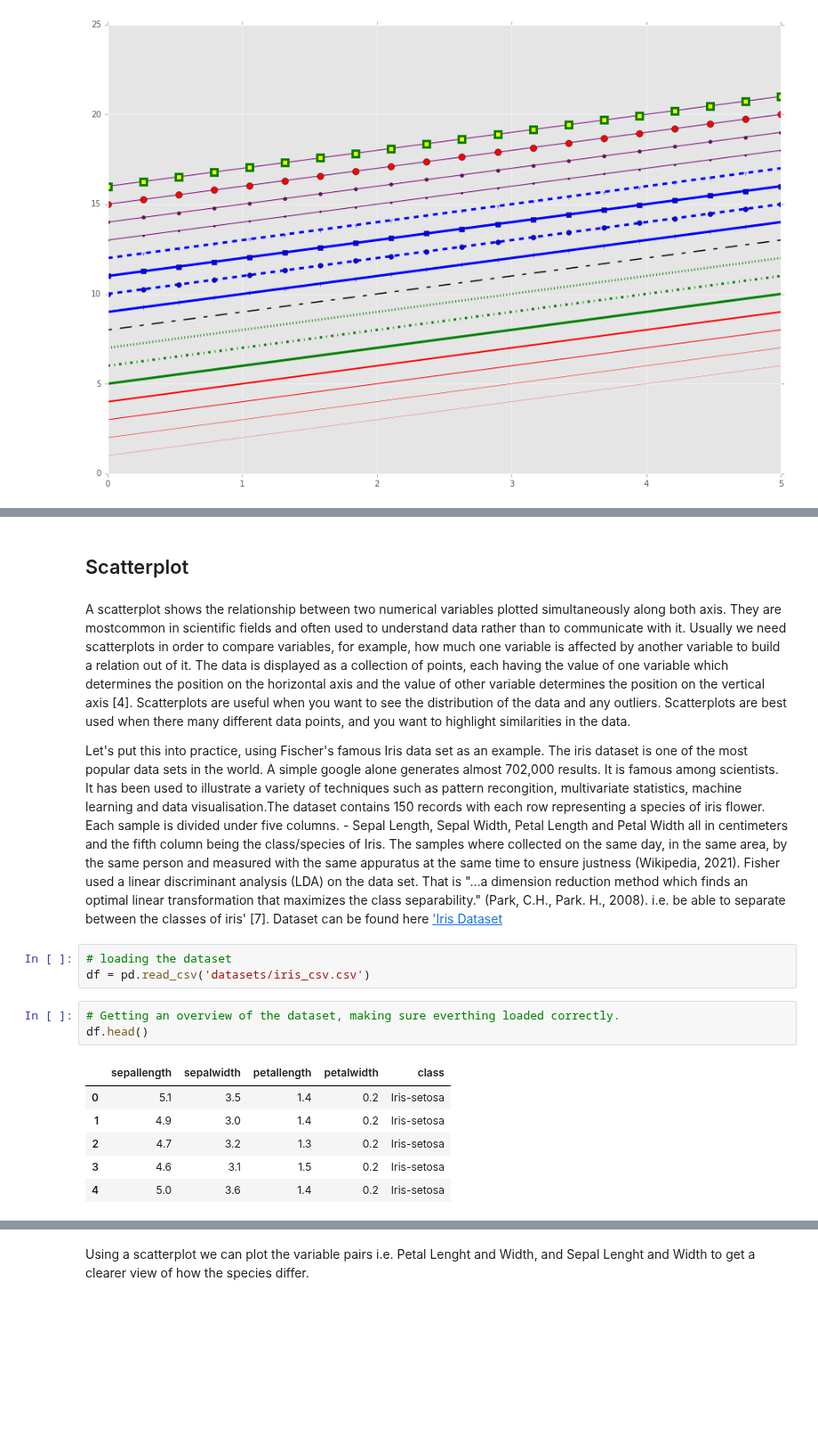
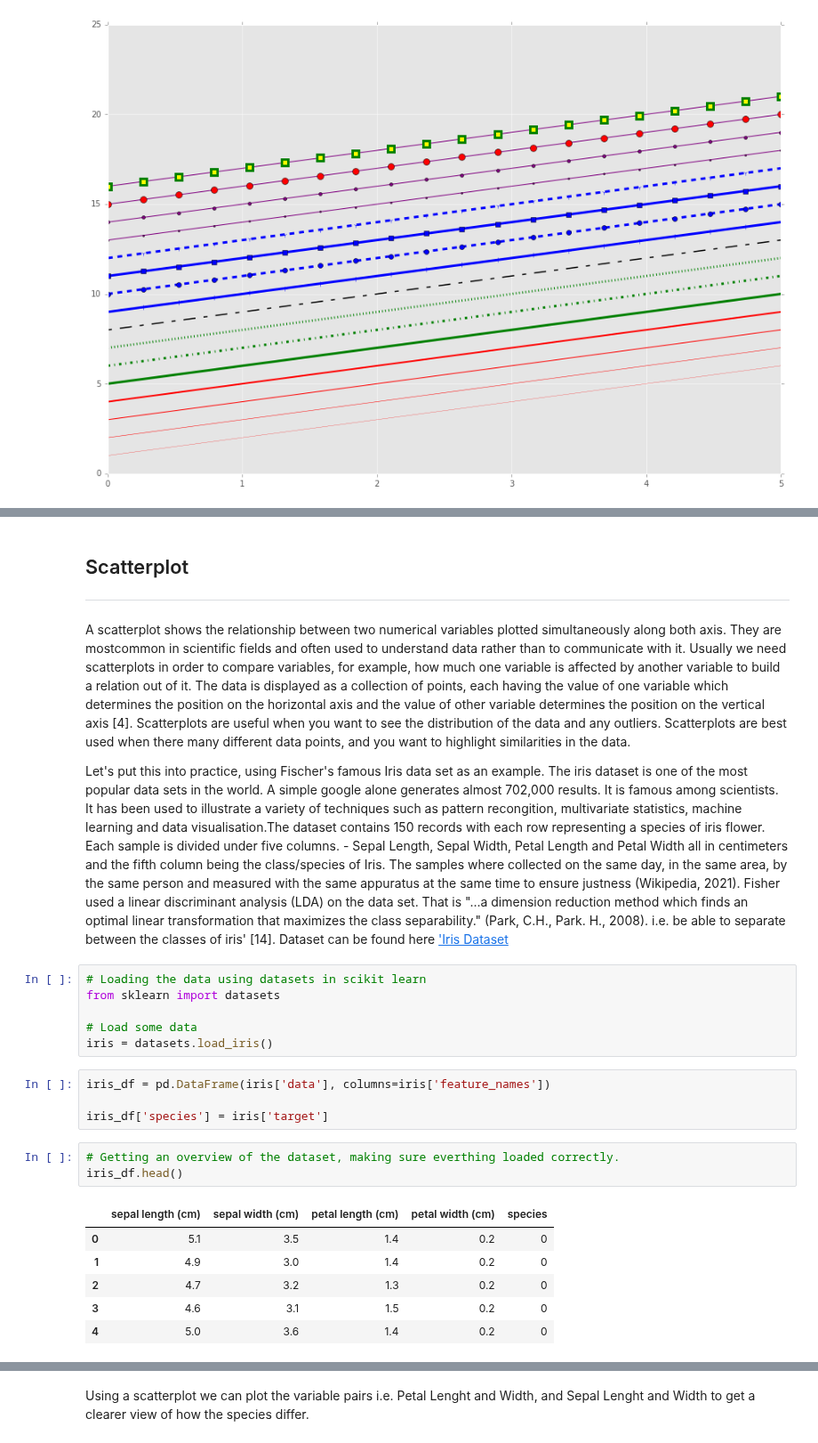
Before and after one commit to kmcd14/FofData-assessment, a Jupyter notebook: pyplot.ipynb, the cells around one changed output, grey strips where cells are left out. Shown at 89% size. Saved outputs shown, nothing was run; the diff lists cells and outputs as text; blank space fills up the shorter version.

Commit message:
scatterplot - eloborating on description, using scikit learn to load iris data instead of of using pandas

```diff
--- a/pyplot.ipynb
+++ b/pyplot.ipynb
@@ -463,22 +447,31 @@ for i in range(5):
 # %% [markdown]
 ## Scatterplot
+
+***
 # %% [markdown]
 A scatterplot shows the relationship between two numerical variables plotted simultaneously along both axis. They are mostcommon in scientific fields and often used to understand data rather than to communicate with it.
 Usually we need scatterplots in order to compare variables, for example, how much one variable is affected by another variable to build a relation out of it. The data is displayed as a collection of points, each having the value of one variable which determines the position on the horizontal axis and the value of other variable determines the position on the vertical axis [4]. Scatterplots are useful when you want to see the distribution of the data and any outliers. Scatterplots are best used when there many different data points, and you want to highlight similarities in the data.
 
-Let's put this into practice, using Fischer's famous Iris data set as an example. The iris dataset is one of the most popular data sets in the world. A simple google alone generates almost 702,000 results. It is famous among scientists. It has been used to illustrate a variety of techniques such as pattern recongition, multivariate statistics, machine learning and data visualisation.The dataset contains 150 records with each row representing a species of iris flower. Each sample is divided under five columns. - Sepal Length, Sepal Width, Petal Length and Petal Width all in centimeters and the fifth column being the class/species of Iris. The samples where collected on the same day, in the same area, by the same person and measured with the same appuratus at the same time to ensure justness (Wikipedia, 2021). Fisher used a linear discriminant analysis (LDA) on the data set. That is "...a dimension reduction method which finds an optimal linear transformation that maximizes the class separability." (Park, C.H., Park. H., 2008). i.e. be able to separate between the classes of iris' [7]. Dataset can be found here ['Iris Dataset](https://datahub.io/machine-learning/iris')
+Let's put this into practice, using Fischer's famous Iris data set as an example. The iris dataset is one of the most popular data sets in the world. A simple google alone generates almost 702,000 results. It is famous among scientists. It has been used to illustrate a variety of techniques such as pattern recongition, multivariate statistics, machine learning and data visualisation.The dataset contains 150 records with each row representing a species of iris flower. Each sample is divided under five columns. - Sepal Length, Sepal Width, Petal Length and Petal Width all in centimeters and the fifth column being the class/species of Iris. The samples where collected on the same day, in the same area, by the same person and measured with the same appuratus at the same time to ensure justness (Wikipedia, 2021). Fisher used a linear discriminant analysis (LDA) on the data set. That is "...a dimension reduction method which finds an optimal linear transformation that maximizes the class separability." (Park, C.H., Park. H., 2008). i.e. be able to separate between the classes of iris' [14]. Dataset can be found here ['Iris Dataset](https://datahub.io/machine-learning/iris')
-# %%
-# loading the dataset
-df = pd.read_csv('datasets/iris_csv.csv')
+# %%
+# Loading the data using datasets in scikit learn
+from sklearn import datasets
+
+# Load some data
+iris = datasets.load_iris()
+# %%
+iris_df = pd.DataFrame(iris['data'], columns=iris['feature_names'])
+
+iris_df['species'] = iris['target']
 # %%
 # Getting an overview of the dataset, making sure everthing loaded correctly.
-df.head()
+iris_df.head()
 # %% [output]
-|  | sepallength | sepalwidth | petallength | petalwidth | class |
-| 0 | 5.1 | 3.5 | 1.4 | 0.2 | Iris-setosa |
-| 1 | 4.9 | 3.0 | 1.4 | 0.2 | Iris-setosa |
-| 2 | 4.7 | 3.2 | 1.3 | 0.2 | Iris-setosa |
-| 3 | 4.6 | 3.1 | 1.5 | 0.2 | Iris-setosa |
-| 4 | 5.0 | 3.6 | 1.4 | 0.2 | Iris-setosa |
+|  | sepal length (cm) | sepal width (cm) | petal length (cm) | petal width (cm) | species |
+| 0 | 5.1 | 3.5 | 1.4 | 0.2 | 0 |
+| 1 | 4.9 | 3.0 | 1.4 | 0.2 | 0 |
+| 2 | 4.7 | 3.2 | 1.3 | 0.2 | 0 |
+| 3 | 4.6 | 3.1 | 1.5 | 0.2 | 0 |
+| 4 | 5.0 | 3.6 | 1.4 | 0.2 | 0 |
 # %%
 # Checking all rows are lsited and there are 150
```
Also changed, not shown: parts of 14 cells of this notebook.
